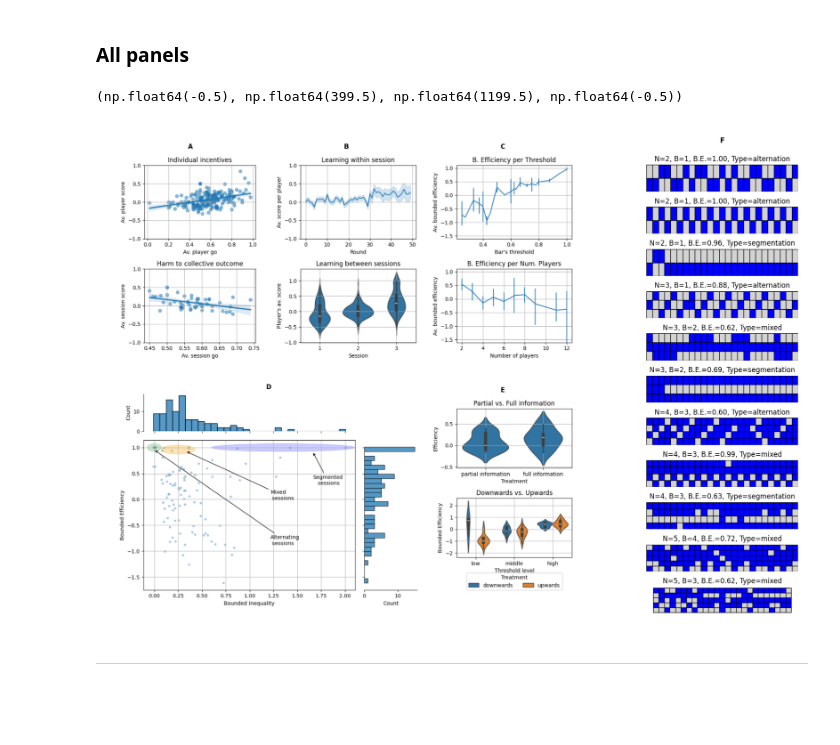
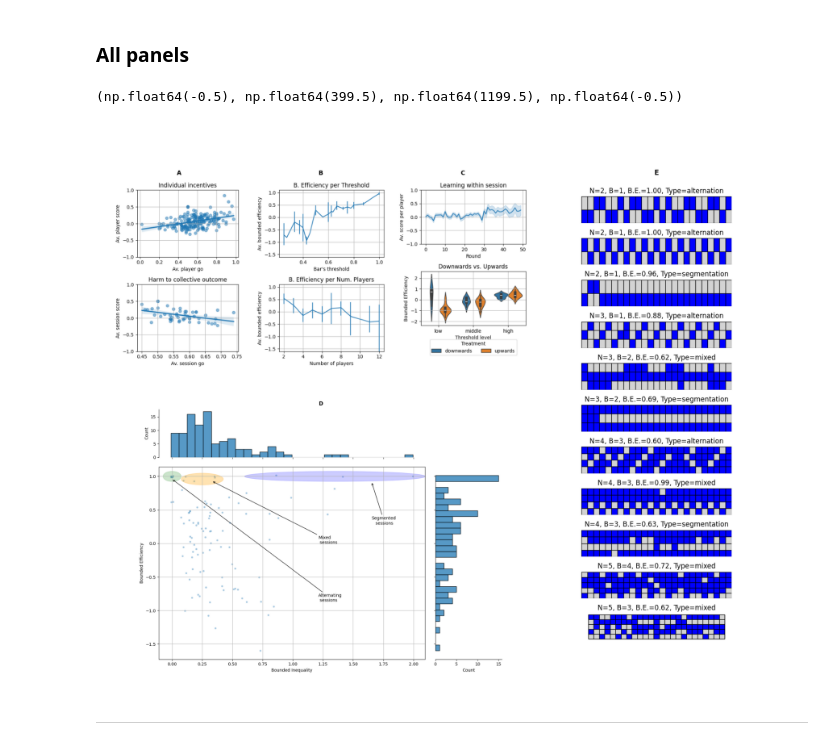
Before and after one commit to EAndrade-Lotero/Cognitive_Models_El_Farol_Bar_Problem, a Jupyter notebook: Figures for article/Short_Fig2.ipynb, the cells around one changed output. Cells and saved outputs as stored; diff of their text form; code cells hidden in the pictures; blank space fills up the shorter version.

```diff
--- a/Figures for article/Short_Fig2.ipynb
+++ b/Figures for article/Short_Fig2.ipynb
@@ -587,8 +497,8 @@ Panels A to E
 # %%
-fig, ax = plt.subplots(2, 1, figsize=(12,12), tight_layout=True)
+fig, ax = plt.subplots(2, 1, figsize=(12,15), tight_layout=True)
 
 ax[0].imshow(panels_A_B_C)
-ax[1].imshow(panels_D_E)
+ax[1].imshow(panel_D)
 
 ax[0].axis('off')
 ax[1].axis('off')
@@ -598,5 +508,5 @@ fig.canvas.draw()
 rgba_bytes = fig.canvas.buffer_rgba().tobytes()
 width, height = fig.canvas.get_width_height()
 pil_image = PIL.Image.frombytes(mode="RGBA", size=[width, height], data=rgba_bytes)
-panels_A_B_C_D_E = np.array(pil_image)
+panels_A_B_C_D = np.array(pil_image)
 # %% [output]
@@ -740,20 +650,20 @@ panel_F = np.array(pil_image)
 # %% [markdown]
 ### All panels
 # %%
-fig = plt.figure(figsize=(18, 12), tight_layout=True)
+fig = plt.figure(figsize=(18, 15), tight_layout=True)
 gs = gridspec.GridSpec(1, 4, figure=fig)
 
 ax1 = fig.add_subplot(gs[0, 0:3])
-ax1.imshow(panels_A_B_C_D_E)
+ax1.imshow(panels_A_B_C_D)
 
 ax2 = fig.add_subplot(gs[0, 3:4])
-ax2.imshow(panel_F)
+ax2.imshow(panel_E)
 
 ax1.axis('off')
 ax2.axis('off')
 # %% [output]
 (np.float64(-0.5), np.float64(399.5), np.float64(1199.5), np.float64(-0.5))
-[figure, old version]
+[figure, new version]
 # %%
 fig.savefig(PATHS['figures_for_paper'] / 'Short_Fig2.png', dpi=300, bbox_inches='tight')
 # %% [markdown]
```
Also changed, not shown: parts of 26 cells of this notebook, 11 other files.
